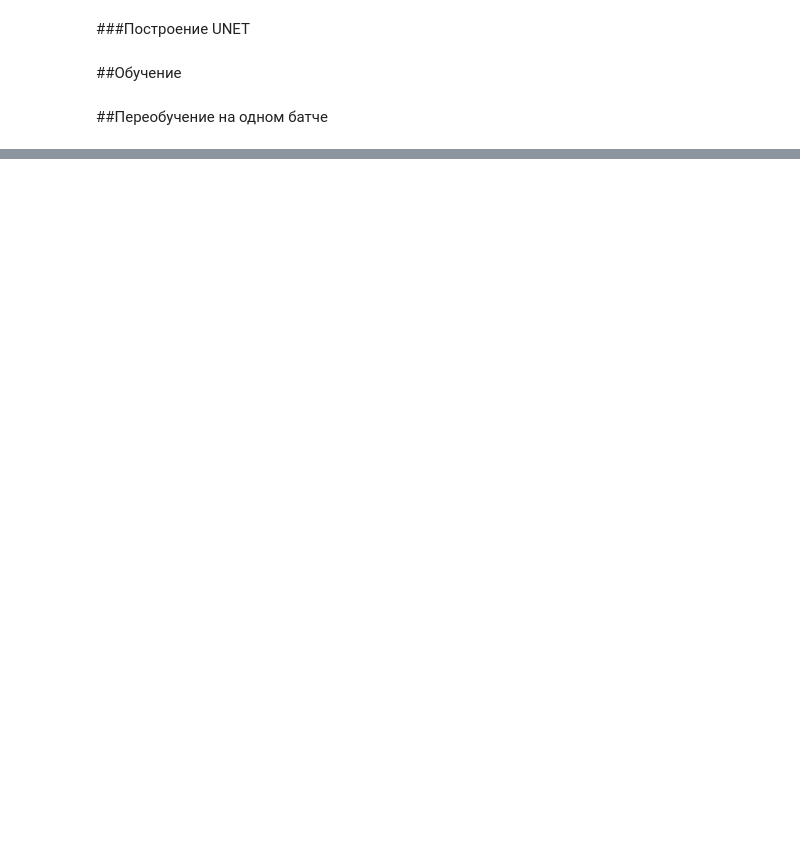
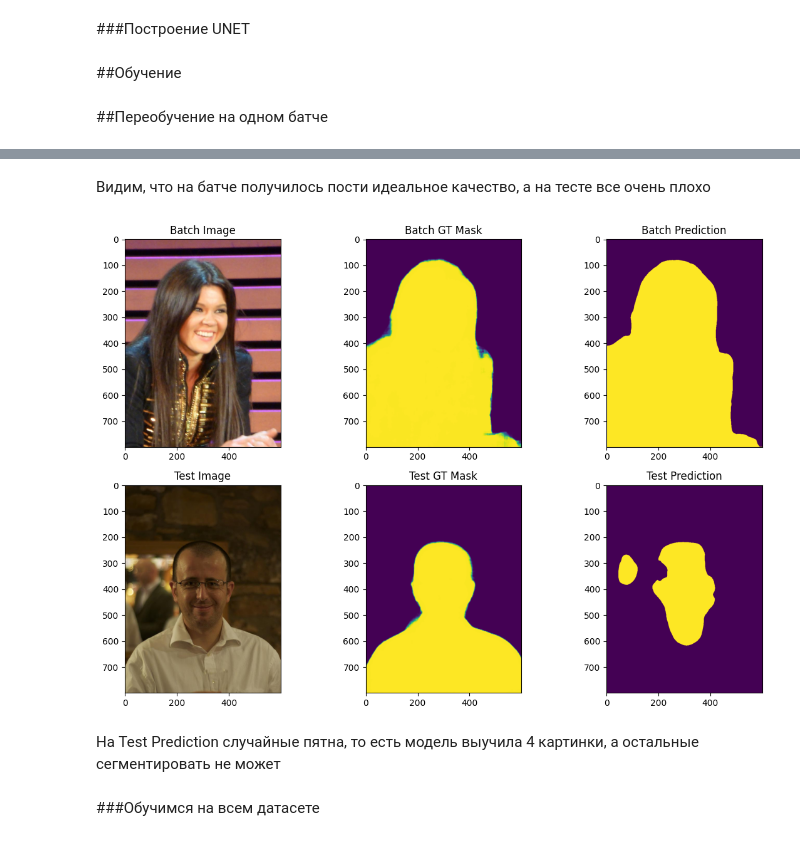
Before and after one commit to sofyak0zyreva/ml-course, a Jupyter notebook: homework/task8.ipynb, the cells around one changed output, grey strips where cells are left out. Saved outputs shown, nothing was run; the diff lists cells and outputs as text; code cells hidden in the pictures; blank space fills up the shorter version.

Commit message:
feat: train model

```diff
--- a/homework/task8.ipynb
+++ b/homework/task8.ipynb
@@ -318,7 +302,7 @@ overfit_batch = next(iter(DataLoader(train_dataset, batch_size=4, shuffle=False)
 images, masks = overfit_batch
 images, masks = images.to(device), masks.to(device)
 
-model = UNET(in_channels=3, first_out_channels=64, exit_channels=1).to(device)
+model = UNET(in_channels=3, first_out_channels=16, exit_channels=1).to(device)
 criterion = nn.BCEWithLogitsLoss()
 optimizer = torch.optim.Adam(model.parameters(), lr=1e-3)
 # %%
@@ -347,0 +405,42 @@ OutOfMemoryError: CUDA out of memory. Tried to allocate 938.00 MiB. GPU 0 has a
+# %% [markdown]
+Видим, что на батче получилось пости идеальное качество, а на тесте все очень плохо
+# %%
+import matplotlib.pyplot as plt
+
+def visualize_results(model, batch_data, val_dataset, device):
+    model.eval()
+    imgs_b, msks_b = batch_data
+    test_img, test_mask = val_dataset[0]
+
+    with torch.no_grad():
+        pred_b = torch.sigmoid(model(imgs_b.to(device))).cpu()
+        pred_t = torch.sigmoid(model(test_img.unsqueeze(0).to(device))).cpu()
+
+    fig, axs = plt.subplots(2, 3, figsize=(12, 8))
+
+    # Визуализация для батча
+    axs[0, 0].imshow(imgs_b[0].permute(1, 2, 0).cpu().numpy())
+    axs[0, 0].set_title("Batch Image")
+    axs[0, 1].imshow(msks_b[0].squeeze().cpu().numpy())
+    axs[0, 1].set_title("Batch GT Mask")
+    axs[0, 2].imshow(pred_b[0].squeeze().cpu().numpy() > 0.5)
+    axs[0, 2].set_title("Batch Prediction")
+
+    # Визуализация для тестового изображения
+    axs[1, 0].imshow(test_img.permute(1, 2, 0).cpu().numpy())
+    axs[1, 0].set_title("Test Image")
+    axs[1, 1].imshow(test_mask.squeeze().cpu().numpy())
+    axs[1, 1].set_title("Test GT Mask")
+    axs[1, 2].imshow(pred_t[0].squeeze().cpu().numpy() > 0.5)
+    axs[1, 2].set_title("Test Prediction")
+
+    plt.tight_layout()
+    plt.show()
+
+visualize_results(model, overfit_batch, val_dataset, device)
+# %% [output]
+[figure, added]
+# %% [markdown]
+На Test Prediction случайные пятна, то есть модель выучила 4 картинки, а остальные сегментировать не может
+# %% [markdown]
+###Обучимся на всем датасете
```
Also changed, not shown: parts of 10 cells of this notebook.
